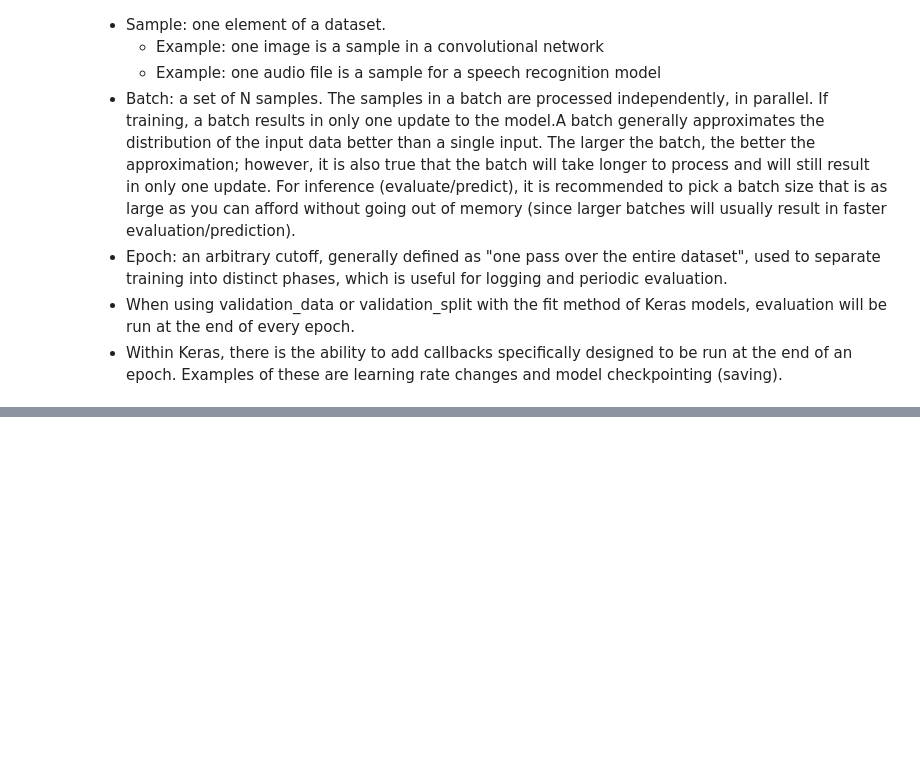
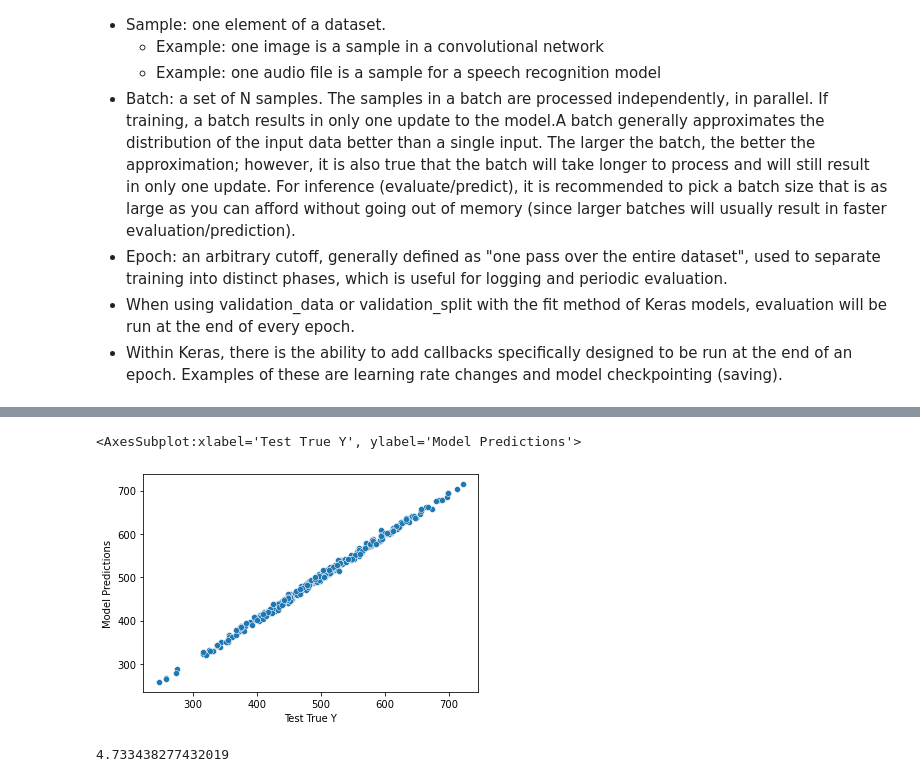
Before and after one commit to fgias/ds-ml-udemy, a Jupyter notebook: 21-Deep Learning/00-Keras-Syntax-Basics.ipynb, the cells around one changed output, grey strips where cells are left out. Cells and saved outputs as stored; diff of their text form; code cells hidden in the pictures; blank space fills up the shorter version.

```diff
--- a/21-Deep Learning/00-Keras-Syntax-Basics-copy.ipynb
+++ b/21-Deep Learning/00-Keras-Syntax-Basics.ipynb
@@ -140,0 +151,8 @@ loss_df.plot()
+# %%
+test_pred = model.predict(X_test)
+# %%
+test_pred = pd.DataFrame(test_pred.reshape(300), columns=['Model Predictions']) # make it 1 dimensional
+# %%
+pred_df = pd.DataFrame(y_test, columns=['Test True Y'])
+# %%
+pred_df = pd.concat([pred_df, test_pred], axis=1)
@@ -140,0 +175,5 @@ loss_df.plot()
+# %%
+sns.scatterplot(x='Test True Y', y='Model Predictions', data=pred_df)
+# %% [output]
+<AxesSubplot:xlabel='Test True Y', ylabel='Model Predictions'>
+[figure, added]
@@ -140,0 +182,4 @@ loss_df.plot()
+# %%
+mean_absolute_error(y_test, test_pred)
+# %% [output]
+4.733438277432019
```
Also changed, not shown: parts of 19 cells of this notebook, 1 other file.
